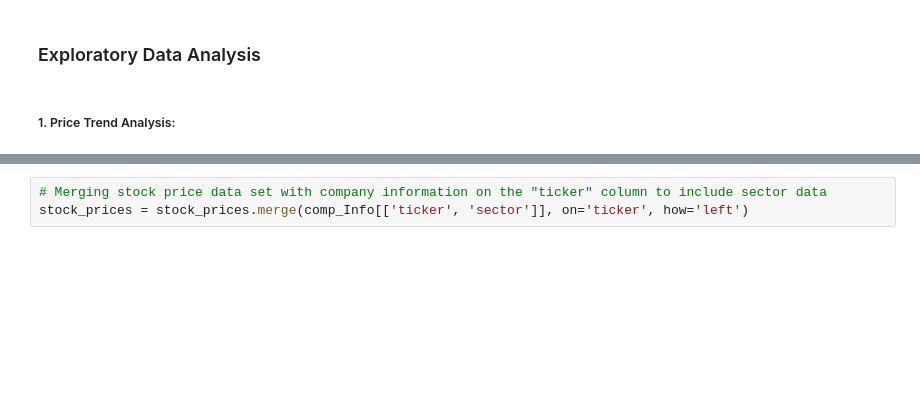
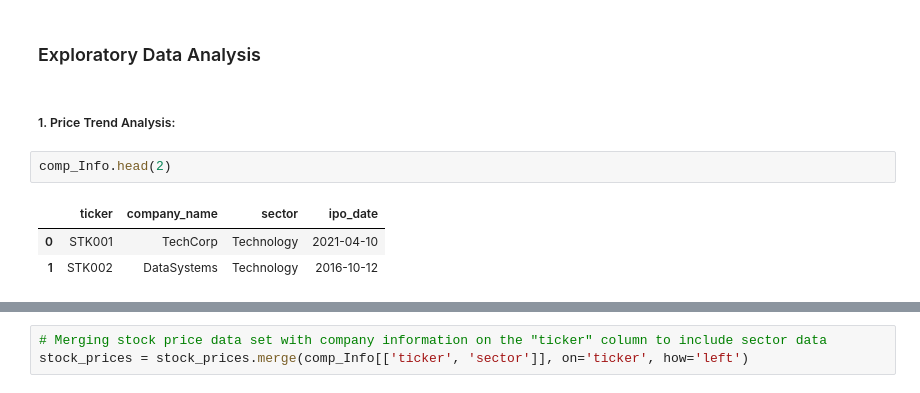
Before and after one commit to datascience-muhammad/Stock-analysis, a Jupyter notebook: Deliverables/notebooks/05_final_report_notebook.ipynb, the cells around one changed output, grey strips where cells are left out. Saved outputs shown, nothing was run; the diff lists cells and outputs as text; blank space fills up the shorter version.

```diff
--- a/Deliverables/notebooks/05_final_report_notebook.ipynb
+++ b/Deliverables/notebooks/05_final_report_notebook.ipynb
@@ -606,3 +606,9 @@ stock_prices.head(2)
 ### Exploratory Data Analysis
 # %% [markdown]
 ##### 1. Price Trend Analysis:
+# %%
+comp_Info.head(2)
+# %% [output]
+|  | ticker | company_name | sector | ipo_date |
+| 0 | STK001 | TechCorp | Technology | 2021-04-10 |
+| 1 | STK002 | DataSystems | Technology | 2016-10-12 |
```
Also changed, not shown: parts of 30 cells of this notebook.
